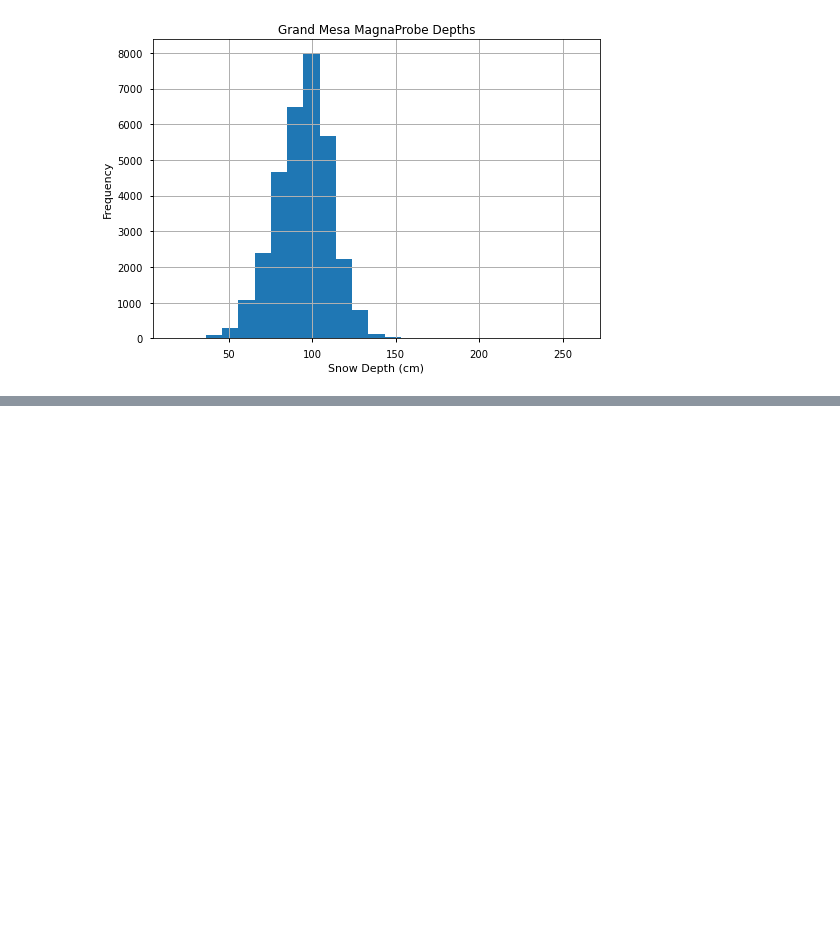
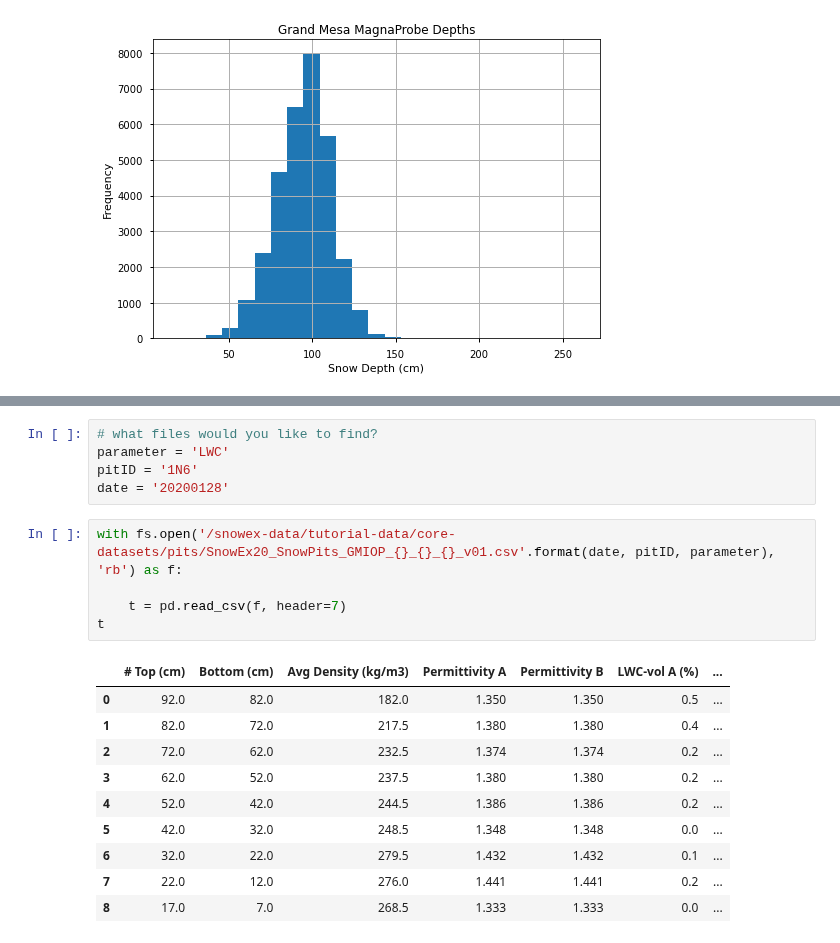
Before and after one commit to snowex-hackweek/uavsar, a Jupyter notebook: ShazWork/Test_Python.ipynb, the cells around one changed output, grey strips where cells are left out. Drawn from its saved outputs; the diff is of its cells as text; blank space fills up the shorter version.

```diff
--- a/ShazWork/Test_Python.ipynb
+++ b/ShazWork/Test_Python.ipynb
@@ -183,0 +206,21 @@ Text(0, 0.5, 'Frequency')
+# %%
+# what files would you like to find?
+parameter = 'LWC'
+pitID = '1N6'
+date = '20200128'
+# %%
+with fs.open('/snowex-data/tutorial-data/core-datasets/pits/SnowEx20_SnowPits_GMIOP_{}_{}_{}_v01.csv'.format(date, pitID, parameter), 'rb') as f:
+
+    t = pd.read_csv(f, header=7)
+t
+# %% [output]
+|  | # Top (cm) | Bottom (cm) | Avg Density (kg/m3) | Permittivity A | Permittivity B | LWC-vol A (%) | ... |
+| 0 | 92.0 | 82.0 | 182.0 | 1.350 | 1.350 | 0.5 | ... |
+| 1 | 82.0 | 72.0 | 217.5 | 1.380 | 1.380 | 0.4 | ... |
+| 2 | 72.0 | 62.0 | 232.5 | 1.374 | 1.374 | 0.2 | ... |
+| 3 | 62.0 | 52.0 | 237.5 | 1.380 | 1.380 | 0.2 | ... |
+| 4 | 52.0 | 42.0 | 244.5 | 1.386 | 1.386 | 0.2 | ... |
+| 5 | 42.0 | 32.0 | 248.5 | 1.348 | 1.348 | 0.0 | ... |
+| 6 | 32.0 | 22.0 | 279.5 | 1.432 | 1.432 | 0.1 | ... |
+| 7 | 22.0 | 12.0 | 276.0 | 1.441 | 1.441 | 0.2 | ... |
+| 8 | 17.0 | 7.0 | 268.5 | 1.333 | 1.333 | 0.0 | ... |
```
Also changed, not shown: parts of 2 cells of this notebook.
